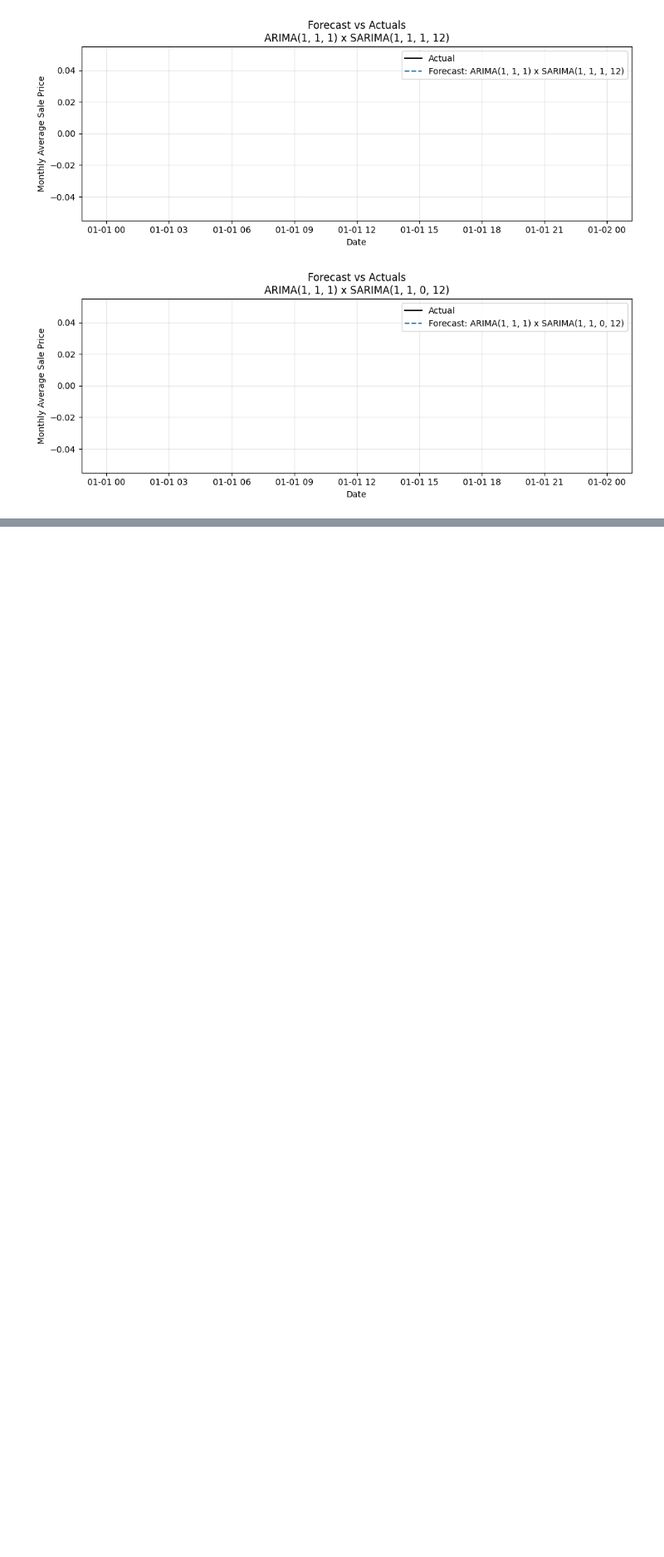
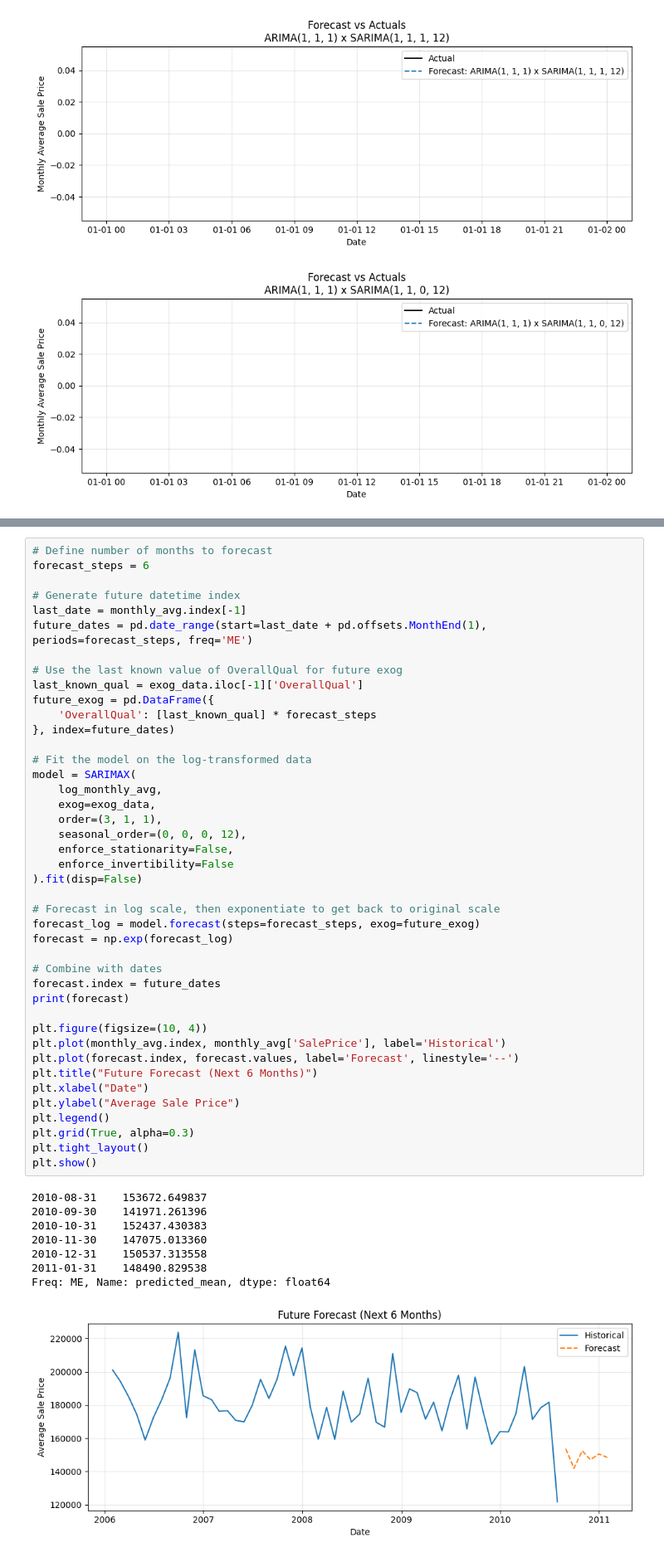
Before and after one commit to HardyUnine/House-Prices-Model, a Jupyter notebook: notebooks/4_time_series_analysis.ipynb, the cells around one changed output, grey strips where cells are left out. Shown at 83% size. Cells and saved outputs as stored; diff of their text form; blank space fills up the shorter version.

Commit message:
New things for the exog, need to be checked with bojeu

```diff
--- a/notebooks/4_time_series_analysis.ipynb
+++ b/notebooks/4_time_series_analysis.ipynb
@@ -513,0 +515,51 @@ for name in summary_df['Model'][:5]:
+# %%
+# Define number of months to forecast
+forecast_steps = 6
+
+# Generate future datetime index
+last_date = monthly_avg.index[-1]
+future_dates = pd.date_range(start=last_date + pd.offsets.MonthEnd(1), periods=forecast_steps, freq='ME')
+
+# Use the last known value of OverallQual for future exog
+last_known_qual = exog_data.iloc[-1]['OverallQual']
+future_exog = pd.DataFrame({
+    'OverallQual': [last_known_qual] * forecast_steps
+}, index=future_dates)
+
+# Fit the model on the log-transformed data
+model = SARIMAX(
+    log_monthly_avg,
+    exog=exog_data,
+    order=(3, 1, 1),
+    seasonal_order=(0, 0, 0, 12),
+    enforce_stationarity=False,
+    enforce_invertibility=False
+).fit(disp=False)
+
+# Forecast in log scale, then exponentiate to get back to original scale
+forecast_log = model.forecast(steps=forecast_steps, exog=future_exog)
+forecast = np.exp(forecast_log)
+
+# Combine with dates
+forecast.index = future_dates
+print(forecast)
+
+plt.figure(figsize=(10, 4))
+plt.plot(monthly_avg.index, monthly_avg['SalePrice'], label='Historical')
+plt.plot(forecast.index, forecast.values, label='Forecast', linestyle='--')
+plt.title("Future Forecast (Next 6 Months)")
+plt.xlabel("Date")
+plt.ylabel("Average Sale Price")
+plt.legend()
+plt.grid(True, alpha=0.3)
+plt.tight_layout()
+plt.show()
+# %% [output]
+2010-08-31    153672.649837
+2010-09-30    141971.261396
+2010-10-31    152437.430383
+2010-11-30    147075.013360
+2010-12-31    150537.313558
+2011-01-31    148490.829538
+Freq: ME, Name: predicted_mean, dtype: float64
+[figure, added]
```
Also changed, not shown: parts of 3 cells of this notebook.
